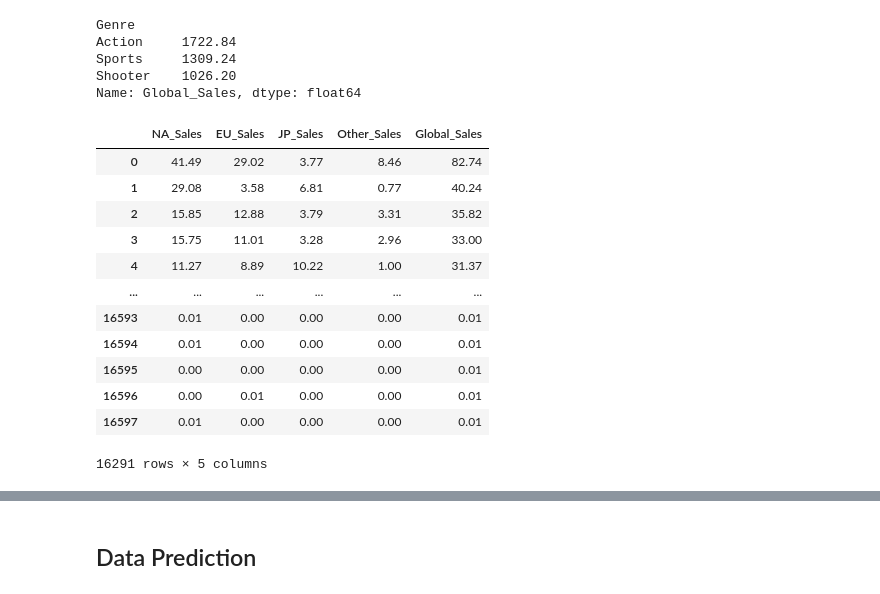
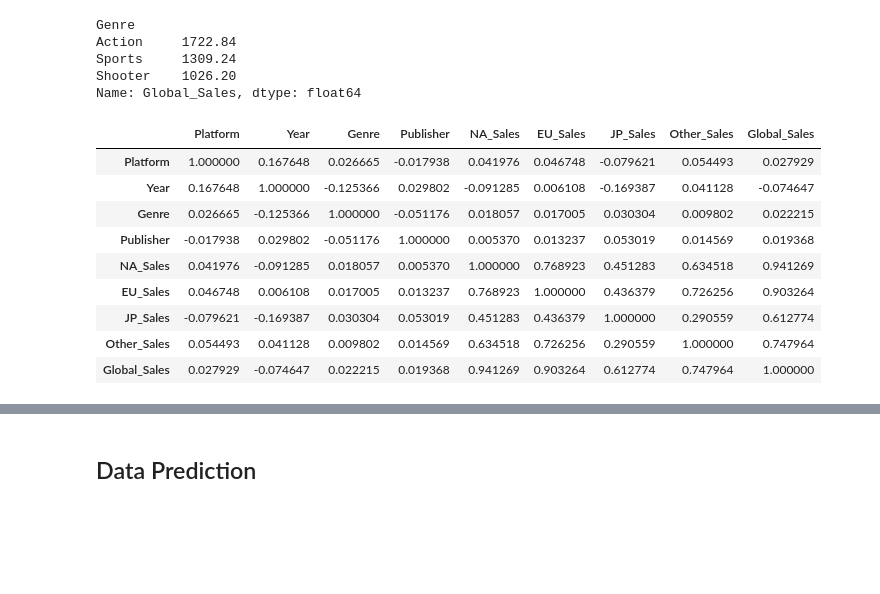
Before and after one commit to fzu171809034/Game-Sales-Analysis, a Jupyter notebook: GSA.ipynb, the cells around one changed output, grey strips where cells are left out. Saved outputs shown, nothing was run; the diff lists cells and outputs as text; code cells hidden in the pictures; blank space fills up the shorter version.

```diff
--- a/GSA.ipynb
+++ b/GSA.ipynb
@@ -140,19 +141,23 @@ Sports     1309.24
 Shooter    1026.20
 Name: Global_Sales, dtype: float64
 # %%
-data_Sales= data_cleaned.drop(columns=['Rank', 'Name', 'Year', 'Platform', 'Genre', 'Publisher'])
-data_Sales
+#Label Encoding
+data_cleaned = data_cleaned.drop(columns = ['Name', 'Rank'])
+label_encoder = LabelEncoder()
+columns = ['Platform', 'Genre', 'Publisher']
+for column in columns:
+    data_cleaned[column] = label_encoder.fit_transform(data_cleaned[column])
+#Correlation
+corr = data_cleaned.corr()
+corr
 # %% [output]
-|  | NA_Sales | EU_Sales | JP_Sales | Other_Sales | Global_Sales |
-| 0 | 41.49 | 29.02 | 3.77 | 8.46 | 82.74 |
-| 1 | 29.08 | 3.58 | 6.81 | 0.77 | 40.24 |
-| 2 | 15.85 | 12.88 | 3.79 | 3.31 | 35.82 |
-| 3 | 15.75 | 11.01 | 3.28 | 2.96 | 33.00 |
-| 4 | 11.27 | 8.89 | 10.22 | 1.00 | 31.37 |
-| ... | ... | ... | ... | ... | ... |
-| 16593 | 0.01 | 0.00 | 0.00 | 0.00 | 0.01 |
-| 16594 | 0.01 | 0.00 | 0.00 | 0.00 | 0.01 |
-| 16595 | 0.00 | 0.00 | 0.00 | 0.00 | 0.01 |
-| 16596 | 0.00 | 0.01 | 0.00 | 0.00 | 0.01 |
-| 16597 | 0.01 | 0.00 | 0.00 | 0.00 | 0.01 |
+|  | Platform | Year | Genre | Publisher | NA_Sales | EU_Sales | JP_Sales | Other_Sales | Global_Sales |
+| Platform | 1.000000 | 0.167648 | 0.026665 | -0.017938 | 0.041976 | 0.046748 | -0.079621 | 0.054493 | 0.027929 |
+| Year | 0.167648 | 1.000000 | -0.125366 | 0.029802 | -0.091285 | 0.006108 | -0.169387 | 0.041128 | -0.074647 |
+| Genre | 0.026665 | -0.125366 | 1.000000 | -0.051176 | 0.018057 | 0.017005 | 0.030304 | 0.009802 | 0.022215 |
+| Publisher | -0.017938 | 0.029802 | -0.051176 | 1.000000 | 0.005370 | 0.013237 | 0.053019 | 0.014569 | 0.019368 |
+| NA_Sales | 0.041976 | -0.091285 | 0.018057 | 0.005370 | 1.000000 | 0.768923 | 0.451283 | 0.634518 | 0.941269 |
+| EU_Sales | 0.046748 | 0.006108 | 0.017005 | 0.013237 | 0.768923 | 1.000000 | 0.436379 | 0.726256 | 0.903264 |
+| JP_Sales | -0.079621 | -0.169387 | 0.030304 | 0.053019 | 0.451283 | 0.436379 | 1.000000 | 0.290559 | 0.612774 |
+| Other_Sales | 0.054493 | 0.041128 | 0.009802 | 0.014569 | 0.634518 | 0.726256 | 0.290559 | 1.000000 | 0.747964 |
+| Global_Sales | 0.027929 | -0.074647 | 0.022215 | 0.019368 | 0.941269 | 0.903264 | 0.612774 | 0.747964 | 1.000000 |
-16291 rows × 5 columns
```
Also changed, not shown: parts of 6 cells of this notebook, 1 other file.
